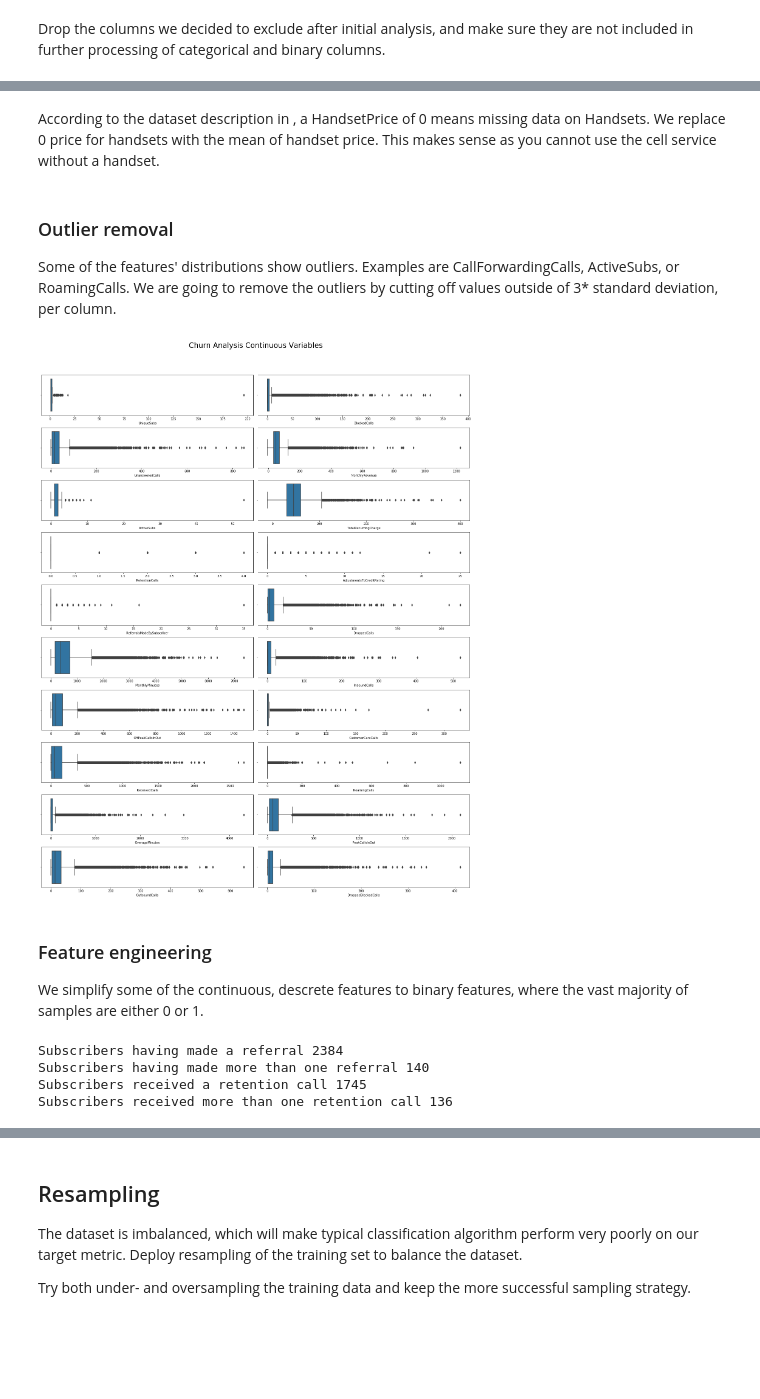
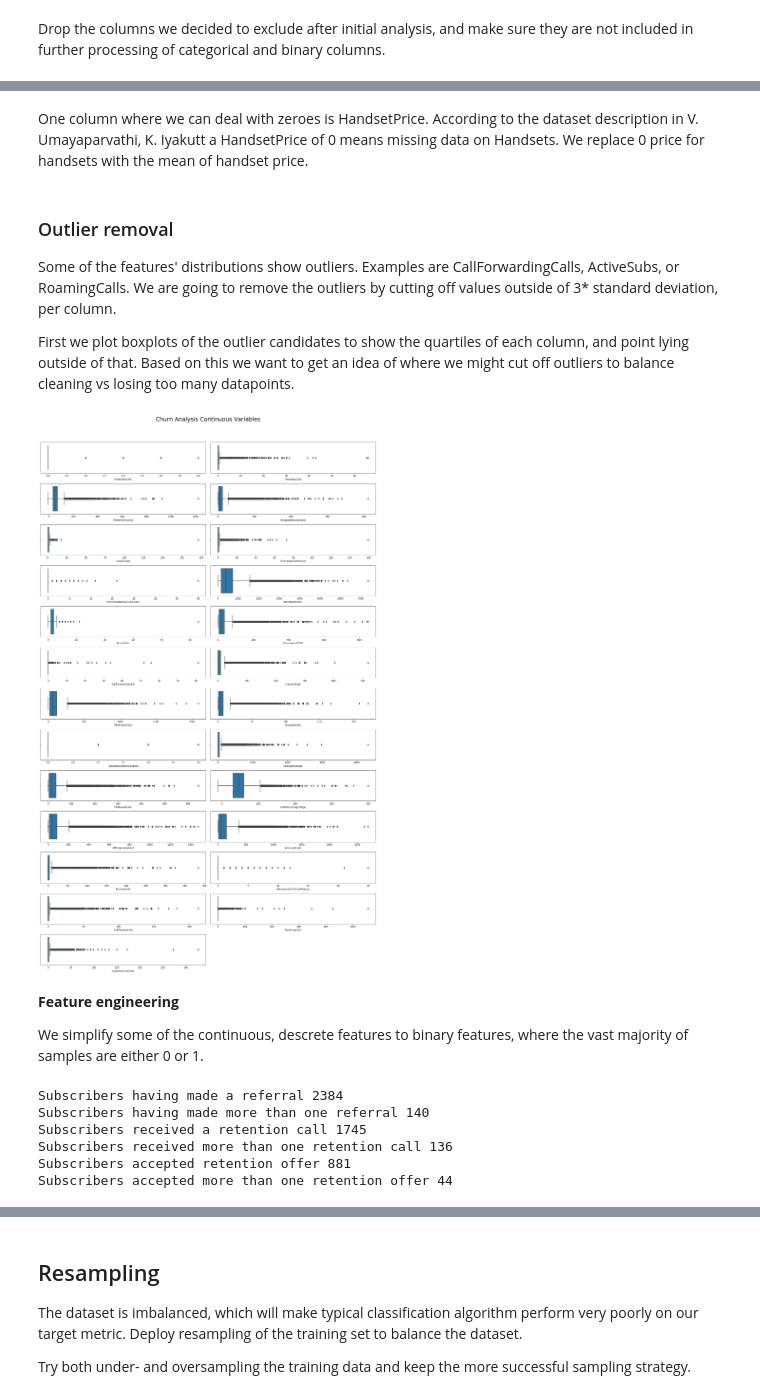
Before and after one commit to manuelseeger/nd-machine-learning, a Jupyter notebook: capstone/capstone.ipynb, the cells around one changed output, grey strips where cells are left out. Cells and saved outputs as stored; diff of their text form; code cells hidden in the pictures; blank space fills up the shorter version.

Commit message:
First pass at complete implementation - notebook

```diff
--- a/capstone/capstone.ipynb
+++ b/capstone/capstone.ipynb
@@ -220 +400,5 @@ sns.heatmap(corrmat, square=True, center=0)
+# %%
+for d in ['MaritalStatus', 'Homeownership', 'PrizmCode']:
+    if d not in drop_candidates:
+        drop_candidates.append(d)
 # %% [markdown]
@@ -252 +438,4 @@ drop_candidates.append('ServiceArea')
+# %%
+if 'ServiceArea' not in drop_candidates:
+    drop_candidates.append('ServiceArea')
 # %% [markdown]
@@ -278,7 +464,8 @@ categorical_columns, binary_columns, continuous_columns, outlier_candidates = dr
 # %%
 from itertools import chain
 
-continuous_columns = [x for x in df_dropped.columns if x not in chain(binary_columns, categorical_columns) ]
+continuous_columns = [x for x in df_dropped.columns if x not in chain(binary_columns, categorical_columns,
+                                                                      ['Churn'], drop_candidates)]
 print('Continous columns: ', continuous_columns)
 
 fig = plt.figure(figsize = (20, 50))
@@ -310,7 +486,0 @@ plt.show()
-# %%
-drop = ['AgeHH1', 'AgeHH2']
-drop_candidates.extend(drop)
-df_dropped = df_dropped.drop(drop, axis=1)
-
-categorical_columns, binary_columns, continuous_columns, outlier_candidates = drop_from(
-    categorical_columns, binary_columns, continuous_columns, outlier_candidates, drop)
@@ -317,5 +494,5 @@ categorical_columns, binary_columns, continuous_columns, outlier_candidates = dr
 # %% [markdown]
-According to the dataset description in , a HandsetPrice of 0 means missing data on Handsets. We replace 0 price for handsets with the mean of handset price. This makes sense as you cannot use the cell service without a handset.
+One column where we can deal with zeroes is HandsetPrice. According to the dataset description in V. Umayaparvathi, K. Iyakutt a HandsetPrice of 0 means missing data on Handsets. We replace 0 price for handsets with the mean of handset price.
 # %%
 df_dropped['HandsetPrice'] = df_dropped['HandsetPrice'].replace(0, df_dropped['HandsetPrice'].mean())
 
@@ -324,31 +501,33 @@ df_unknowns = df_dropped.copy()
 ### Outlier removal
 
 Some of the features' distributions show outliers. Examples are CallForwardingCalls, ActiveSubs, or RoamingCalls. We are going to remove the outliers by cutting off values outside of 3* standard deviation, per column.
+
+First we plot boxplots of the outlier candidates to show the quartiles of each column, and point lying outside of that. Based on this we want to get an idea of where we might cut off outliers to balance cleaning vs losing too many datapoints.
 # %%
 outlier_candidates = ['DirectorAssistedCalls', 'OverageMinutes', 'RoamingCalls', 'DroppedCalls', 'BlockedCalls',
                       'UnansweredCalls', 'CustomerCareCalls', 'ThreewayCalls', 'ReceivedCalls', 'OutboundCalls',
                       'InboundCalls', 'PeakCallsInOut', 'OffPeakCallsInOut', 'DroppedBlockedCalls',
                       'CallForwardingCalls', 'CallWaitingCalls', 'UniqueSubs', 'ActiveSubs', 'RetentionCalls',
                       'ReferralsMadeBySubscriber', 'AdjustmentsToCreditRating', 'TotalRecurringCharge',
-                      'MonthlyMinutes', 'MonthlyRevenue' ]
+                      'MonthlyMinutes', 'MonthlyRevenue', 'RetentionOffersAccepted' ]
 categorical_columns, binary_columns, continuous_columns, outlier_candidates = drop_from(
     categorical_columns, binary_columns, continuous_columns, outlier_candidates, drop_candidates)
 
 fig = plt.figure(figsize = (20, 50))
 j = 0
 for o_column in outlier_candidates:
     plt.subplot(20, 2, j+1)
     j += 1
     sns.boxplot(x=df_unknowns[o_column])
 
 fig.suptitle('Churn Analysis Continuous Variables', fontsize=24)
 fig.tight_layout()
 fig.subplots_adjust(top=0.95)
 plt.show()
 # %% [output]
-[figure, old version]
+[figure, new version]
 # %% [markdown]
-### Feature engineering
+**Feature engineering**
 
 We simplify some of the continuous, descrete features to binary features, where the vast majority of samples are either 0 or 1.
 # %%
@@ -360,10 +539,16 @@ print('Subscribers received a retention call',
       df_unknowns['RetentionCalls'][df_unknowns['RetentionCalls'] > 0].count())
 print('Subscribers received more than one retention call',
     df_unknowns['RetentionCalls'][df_unknowns['RetentionCalls'] > 1].count())
+print('Subscribers accepted retention offer',
+      df_unknowns['RetentionOffersAccepted'][df_unknowns['RetentionOffersAccepted'] > 0].count())
+print('Subscribers accepted more than one retention offer',
+    df_unknowns['RetentionOffersAccepted'][df_unknowns['RetentionOffersAccepted'] > 1].count())
 # %% [output]
 Subscribers having made a referral 2384
 Subscribers having made more than one referral 140
 Subscribers received a retention call 1745
 Subscribers received more than one retention call 136
+Subscribers accepted retention offer 881
+Subscribers accepted more than one retention offer 44
 # %%
 # turn the two columns into binary columns, effectively clipping the ˜140 outliers
```
Also changed, not shown: parts of 119 cells of this notebook.
